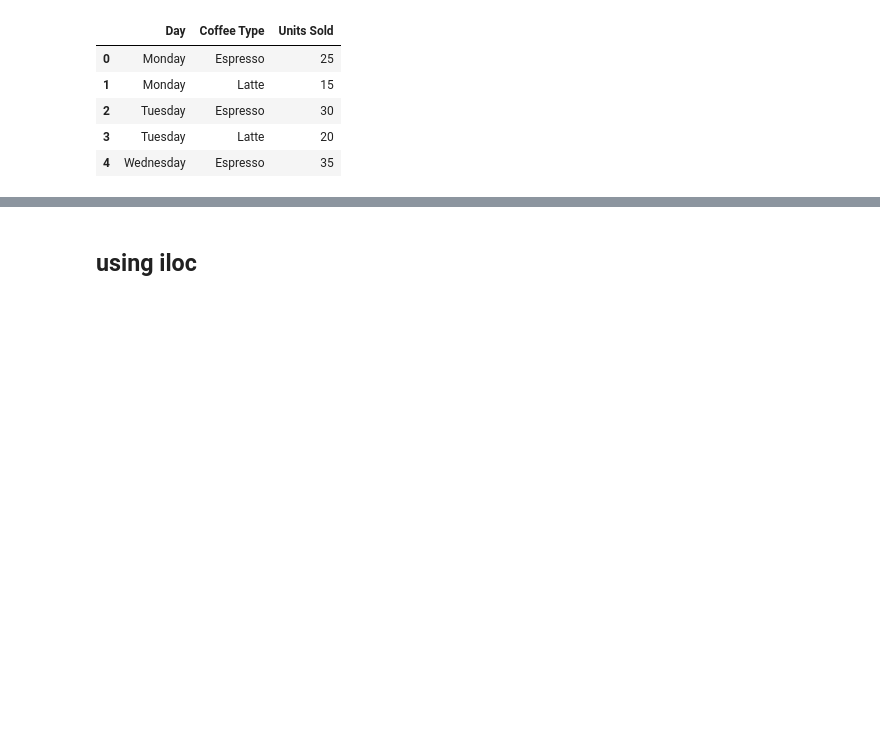
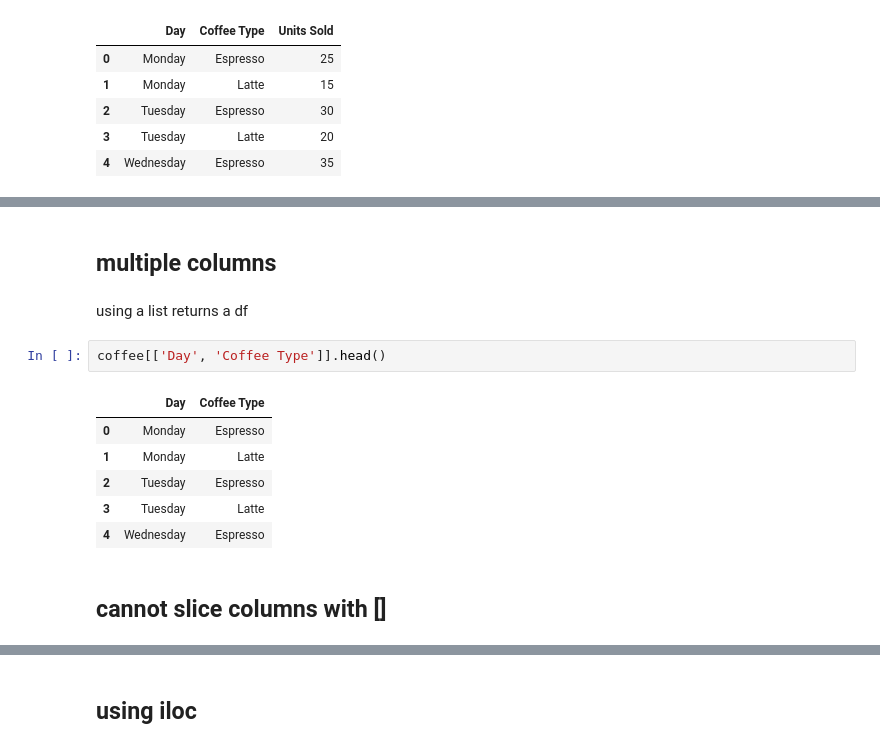
Before and after one commit to atrox3d/pandas_keith-galli-complete-pandas-tutorial, a Jupyter notebook: 03-accessing-data.ipynb, the cells around one changed output, grey strips where cells are left out. Cells and saved outputs as stored; diff of their text form; blank space fills up the shorter version.

```diff
--- a/03-accessing-data.ipynb
+++ b/03-accessing-data.ipynb
@@ -31,0 +75,15 @@ coffee.sample(10)   # add random_state=seed to make sample deterministic
+# %% [markdown]
+## multiple columns
+# %% [markdown]
+using a list returns a df
+# %%
+coffee[['Day', 'Coffee Type']].head()
+# %% [output]
+|  | Day | Coffee Type |
+| 0 | Monday | Espresso |
+| 1 | Monday | Latte |
+| 2 | Tuesday | Espresso |
+| 3 | Tuesday | Latte |
+| 4 | Wednesday | Espresso |
+# %% [markdown]
+## cannot slice columns with []
```
Also changed, not shown: parts of 54 cells of this notebook, 2 other files.
